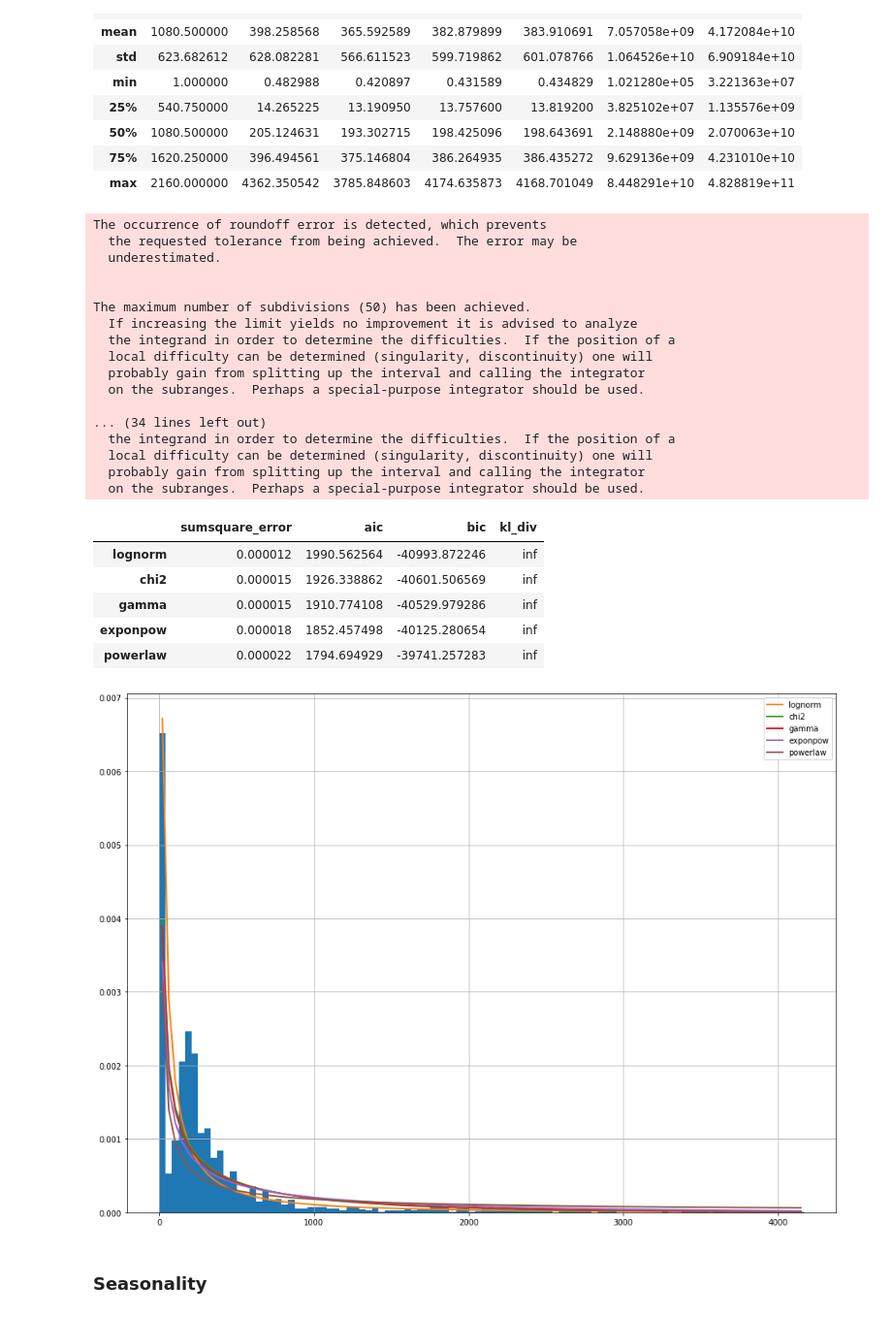
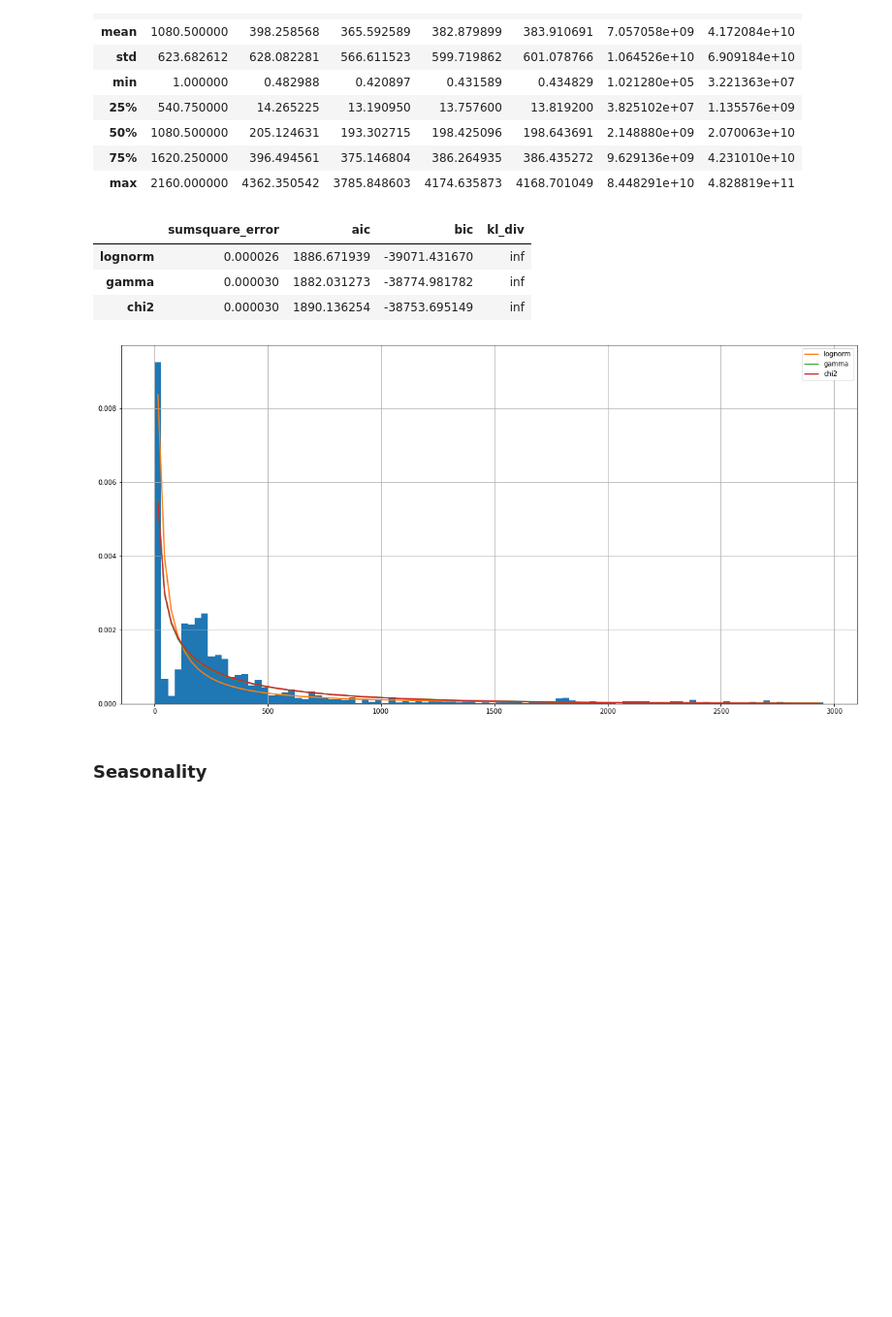
Before and after one commit to jcalvesoliveira/crypto-deep-learning, a Jupyter notebook: notebooks/1.0-initial-data-exploration.ipynb, the cells around one changed output. Shown at 97% size. Drawn from its saved outputs; the diff is of its cells as text; code cells hidden in the pictures; blank space fills up the shorter version.

```diff
--- a/notebooks/1.0-initial-data-exploration.ipynb
+++ b/notebooks/1.0-initial-data-exploration.ipynb
@@ -223,33 +184,15 @@ fig.update_layout(title='Ethereum OHLC', yaxis_title='Stock Price (USD)')
 fig.show(renderer="svg")
 # %%
-f = Fitter(df[df.Symbol == 'ETH']['Close'], distributions='common')
+f = Fitter(df[df.Symbol == 'ETH']['Close'], distributions='common',xmax=3000)
+plt.figure(figsize=(20, 10))
 f.fit()
-f.summary()
+f.summary(Nbest=3)
 # %% [output]
-The occurrence of roundoff error is detected, which prevents
-  the requested tolerance from being achieved.  The error may be
-  underestimated.
-
-
-The maximum number of subdivisions (50) has been achieved.
-  If increasing the limit yields no improvement it is advised to analyze
-  the integrand in order to determine the difficulties.  If the position of a
-  local difficulty can be determined (singularity, discontinuity) one will
-  probably gain from splitting up the interval and calling the integrator
-  on the subranges.  Perhaps a special-purpose integrator should be used.
-
-... (34 lines left out)
-  the integrand in order to determine the difficulties.  If the position of a
-  local difficulty can be determined (singularity, discontinuity) one will
-  probably gain from splitting up the interval and calling the integrator
-  on the subranges.  Perhaps a special-purpose integrator should be used.
 |  | sumsquare_error | aic | bic | kl_div |
-| lognorm | 0.000012 | 1990.562564 | -40993.872246 | inf |
-| chi2 | 0.000015 | 1926.338862 | -40601.506569 | inf |
-| gamma | 0.000015 | 1910.774108 | -40529.979286 | inf |
-| exponpow | 0.000018 | 1852.457498 | -40125.280654 | inf |
-| powerlaw | 0.000022 | 1794.694929 | -39741.257283 | inf |
+| lognorm | 0.000026 | 1886.671939 | -39071.431670 | inf |
+| gamma | 0.000030 | 1882.031273 | -38774.981782 | inf |
+| chi2 | 0.000030 | 1890.136254 | -38753.695149 | inf |
-[figure, old version]
+[figure, new version]
 # %% [markdown]
 ### Seasonality
 # %%
```
Also changed, not shown: parts of 30 cells of this notebook, 2 other files.
